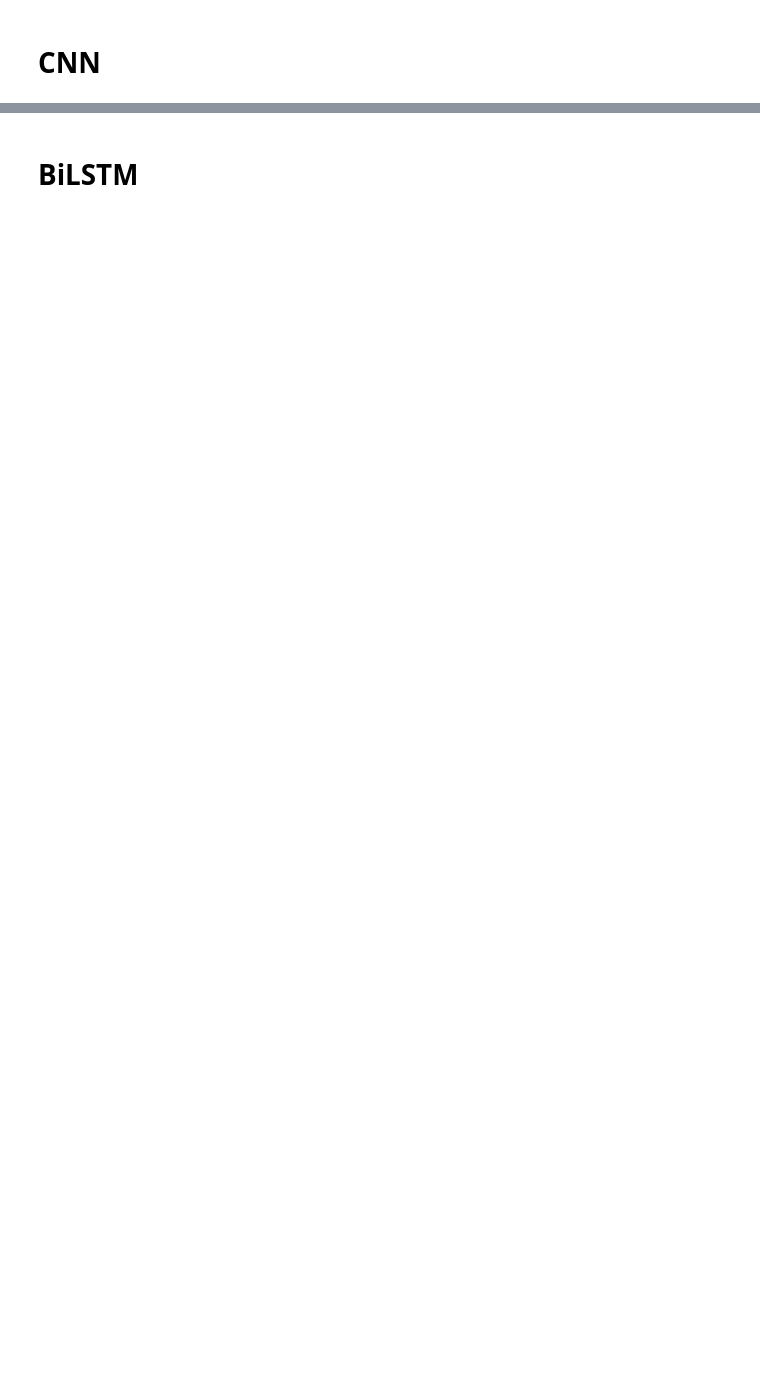
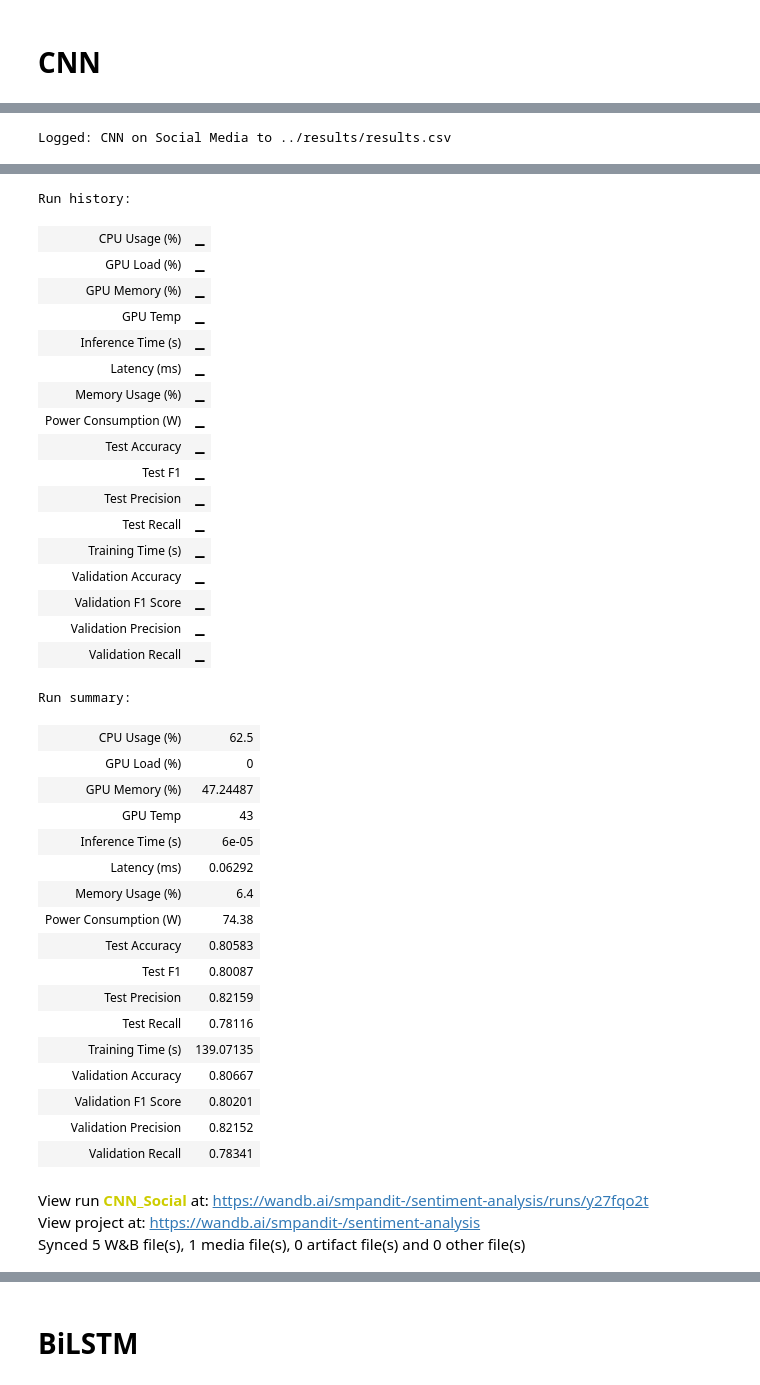
Before and after one commit to Siddhi-M-Pandit/Sentiment_Analysis_ML_DL_LLM, a Jupyter notebook: notebooks/dl_models.ipynb, the cells around one changed output, grey strips where cells are left out. Saved outputs shown, nothing was run; the diff lists cells and outputs as text; code cells hidden in the pictures; blank space fills up the shorter version.

Commit message:
CNN model

```diff
--- a/notebooks/dl_models.ipynb
+++ b/notebooks/dl_models.ipynb
@@ -80,0 +110,9 @@ wandb.init(
+# %%
+# wandb Init
+wandb.init(
+    project="sentiment-analysis",
+    name="CNN_Social",
+    config=BEST_CONFIG,
+)
+
+wbcfg = wandb.config
@@ -100,12 +176,20 @@ model.compile(optimizer='adam', loss='binary_crossentropy', metrics=['accuracy']
 
 start_time = time.time()
 
-history = model.fit(
-    X_train_seq, y_train_bin,
-    validation_data=(X_val_seq, y_val_bin),
-    epochs=epochs,
-    batch_size=batch_size,
-    callbacks=[tensorboard_callback, WandbCallback()],
+history = cnn_model.fit(
+    X_train_seq,
+    y_train_bin,
+    validation_data=(
+        X_val_seq,
+        y_val_bin
+    ),
+    epochs=wbcfg.epochs,
+    batch_size=wbcfg.batch_size,
+    callbacks=[
+        #tensorboard_callback,
+        #WandbCallback()
+        #callbacks()                                     #TODO
+    ],
     verbose=1
 )
 
@@ -113,6 +214,6 @@ train_time = time.time() - start_time
 # %%
 # Validation Evaluation
-y_val_preds_cnn = (model.predict(X_val_seq) > 0.5).astype("int32")
+y_val_preds_cnn = (cnn_model.predict(X_val_seq) > 0.5).astype("int32")
 
 print("\n CNN Model - Validation Set:")
 print(classification_report(y_val_bin, y_val_preds_cnn))
@@ -124,6 +237,6 @@ val_f1 = f1_score(y_val_bin, y_val_preds_cnn)
 # %%
 # Test Evaluation
-y_test_preds_cnn = (model.predict(X_test_seq) > 0.5).astype("int32").flatten()
+y_test_preds_cnn = (cnn_model.predict(X_test_seq) > 0.5).astype("int32").flatten()
 
 print("\n CNN Model - Test Set:")
 print(classification_report(y_test_bin, y_test_preds_cnn))
@@ -176,9 +305,9 @@ log_results(
     gpu_usage=gpu.load * 100,
     gpu_mem_usage=gpu.memoryUtil * 100,
     gpu_temp=gpu.temperature,
-    power=float(gpu.powerUsage),
-    features=vocab_size,
-    hyperparams=f"embed_dim={embedding_dim}, epochs={epochs}, batch={batch_size}"
+    power=float(power),
+    num_features=MAX_VOCAB_SIZE,
+    hyperparams=f"embed_dim={wbcfg.embedding_dim}, epochs={wbcfg.epochs}, batch={wbcfg.batch_size}"
 )
 
 wandb.log({
@@ -206,3 +335,5 @@ wandb.log({
     "Confusion Matrix": wandb.Image("cnn_confusion_matrix.png")
 })
 wandb.finish()
+# %% [output]
+Logged: CNN on Social Media to ../results/results.csv
@@ -208,0 +341,39 @@ wandb.finish()
+Run history:
+| CPU Usage (%) | ▁ |
+| GPU Load (%) | ▁ |
+| GPU Memory (%) | ▁ |
+| GPU Temp | ▁ |
+| Inference Time (s) | ▁ |
+| Latency (ms) | ▁ |
+| Memory Usage (%) | ▁ |
+| Power Consumption (W) | ▁ |
+| Test Accuracy | ▁ |
+| Test F1 | ▁ |
+| Test Precision | ▁ |
+| Test Recall | ▁ |
+| Training Time (s) | ▁ |
+| Validation Accuracy | ▁ |
+| Validation F1 Score | ▁ |
+| Validation Precision | ▁ |
+| Validation Recall | ▁ |
+Run summary:
+| CPU Usage (%) | 62.5 |
+| GPU Load (%) | 0 |
+| GPU Memory (%) | 47.24487 |
+| GPU Temp | 43 |
+| Inference Time (s) | 6e-05 |
+| Latency (ms) | 0.06292 |
+| Memory Usage (%) | 6.4 |
+| Power Consumption (W) | 74.38 |
+| Test Accuracy | 0.80583 |
+| Test F1 | 0.80087 |
+| Test Precision | 0.82159 |
+| Test Recall | 0.78116 |
+| Training Time (s) | 139.07135 |
+| Validation Accuracy | 0.80667 |
+| Validation F1 Score | 0.80201 |
+| Validation Precision | 0.82152 |
+| Validation Recall | 0.78341 |
+View run CNN_Social at: https://wandb.ai/smpandit-/sentiment-analysis/runs/y27fqo2t
+View project at: https://wandb.ai/smpandit-/sentiment-analysis
+Synced 5 W&B file(s), 1 media file(s), 0 artifact file(s) and 0 other file(s)
```
Also changed, not shown: parts of 14 cells of this notebook, 2 other files.
